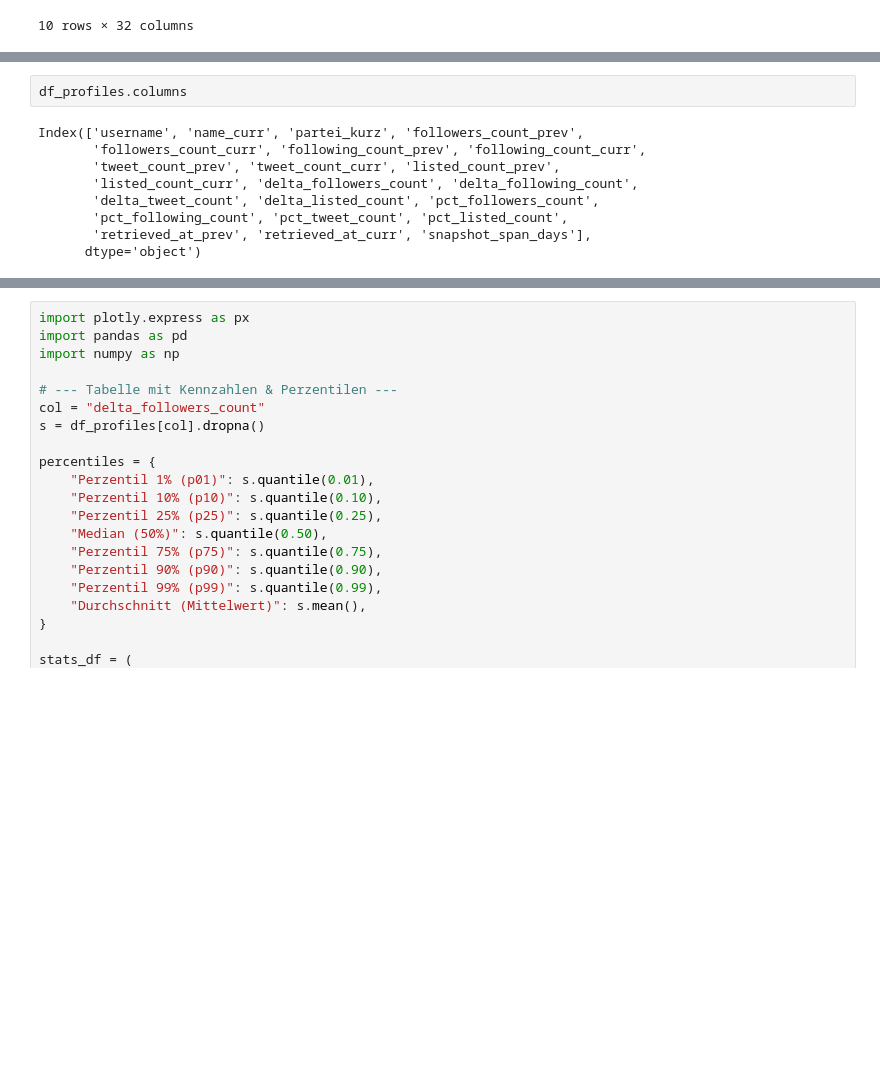
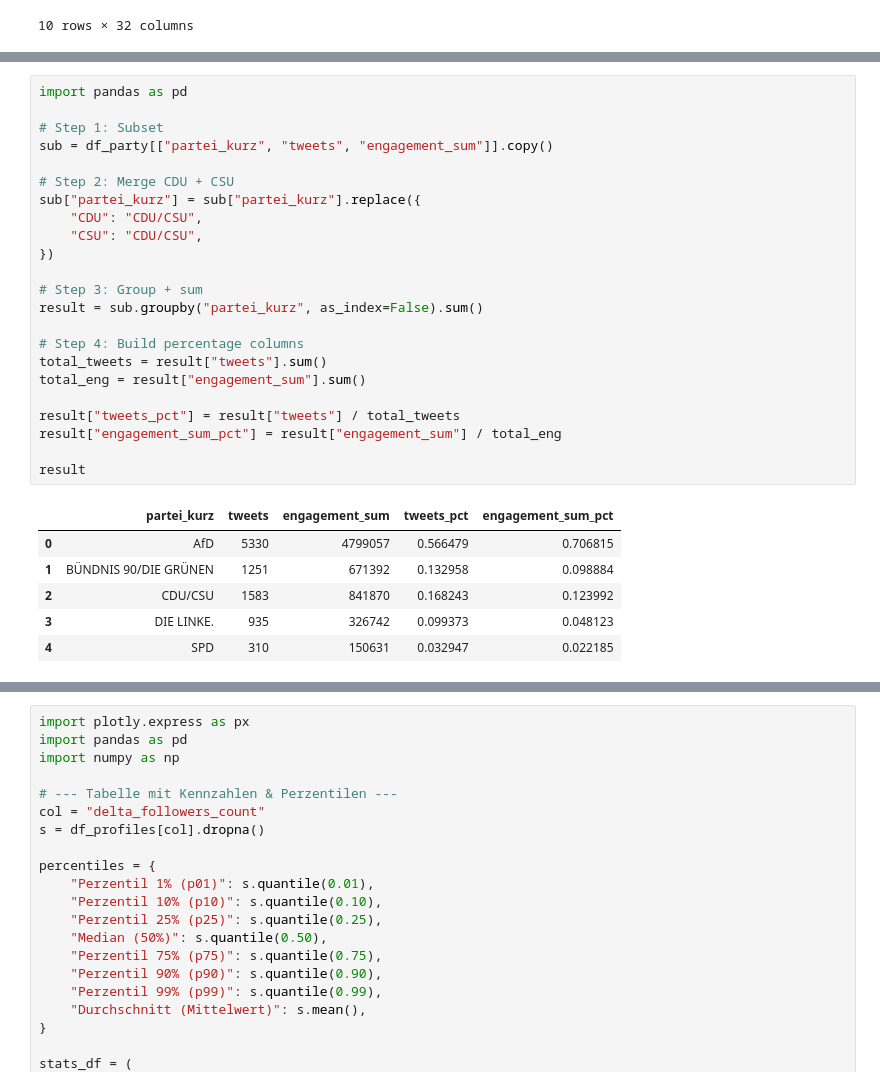
Before and after one commit to ffikowski/xminer, a Jupyter notebook: notebooks/posts_aggregated.ipynb, the cells around one changed output, grey strips where cells are left out. Cells and saved outputs as stored; diff of their text form; blank space fills up the shorter version.

```diff
--- a/notebooks/posts_aggregated.ipynb
+++ b/notebooks/posts_aggregated.ipynb
@@ -83,11 +141,30 @@ Shape: (441, 22)
 # %%
-df_profiles.columns
+import pandas as pd
+
+# Step 1: Subset
+sub = df_party[["partei_kurz", "tweets", "engagement_sum"]].copy()
+
+# Step 2: Merge CDU + CSU
+sub["partei_kurz"] = sub["partei_kurz"].replace({
+    "CDU": "CDU/CSU",
+    "CSU": "CDU/CSU",
+})
+
+# Step 3: Group + sum
+result = sub.groupby("partei_kurz", as_index=False).sum()
+
+# Step 4: Build percentage columns
+total_tweets = result["tweets"].sum()
+total_eng = result["engagement_sum"].sum()
+
+result["tweets_pct"] = result["tweets"] / total_tweets
+result["engagement_sum_pct"] = result["engagement_sum"] / total_eng
+
+result
 # %% [output]
-Index(['username', 'name_curr', 'partei_kurz', 'followers_count_prev',
-       'followers_count_curr', 'following_count_prev', 'following_count_curr',
-       'tweet_count_prev', 'tweet_count_curr', 'listed_count_prev',
-       'listed_count_curr', 'delta_followers_count', 'delta_following_count',
-       'delta_tweet_count', 'delta_listed_count', 'pct_followers_count',
-       'pct_following_count', 'pct_tweet_count', 'pct_listed_count',
-       'retrieved_at_prev', 'retrieved_at_curr', 'snapshot_span_days'],
-      dtype='object')
+|  | partei_kurz | tweets | engagement_sum | tweets_pct | engagement_sum_pct |
+| 0 | AfD | 5330 | 4799057 | 0.566479 | 0.706815 |
+| 1 | BÜNDNIS 90/DIE GRÜNEN | 1251 | 671392 | 0.132958 | 0.098884 |
+| 2 | CDU/CSU | 1583 | 841870 | 0.168243 | 0.123992 |
+| 3 | DIE LINKE. | 935 | 326742 | 0.099373 | 0.048123 |
+| 4 | SPD | 310 | 150631 | 0.032947 | 0.022185 |
```
Also changed, not shown: parts of 8 cells of this notebook, 2 other files.
